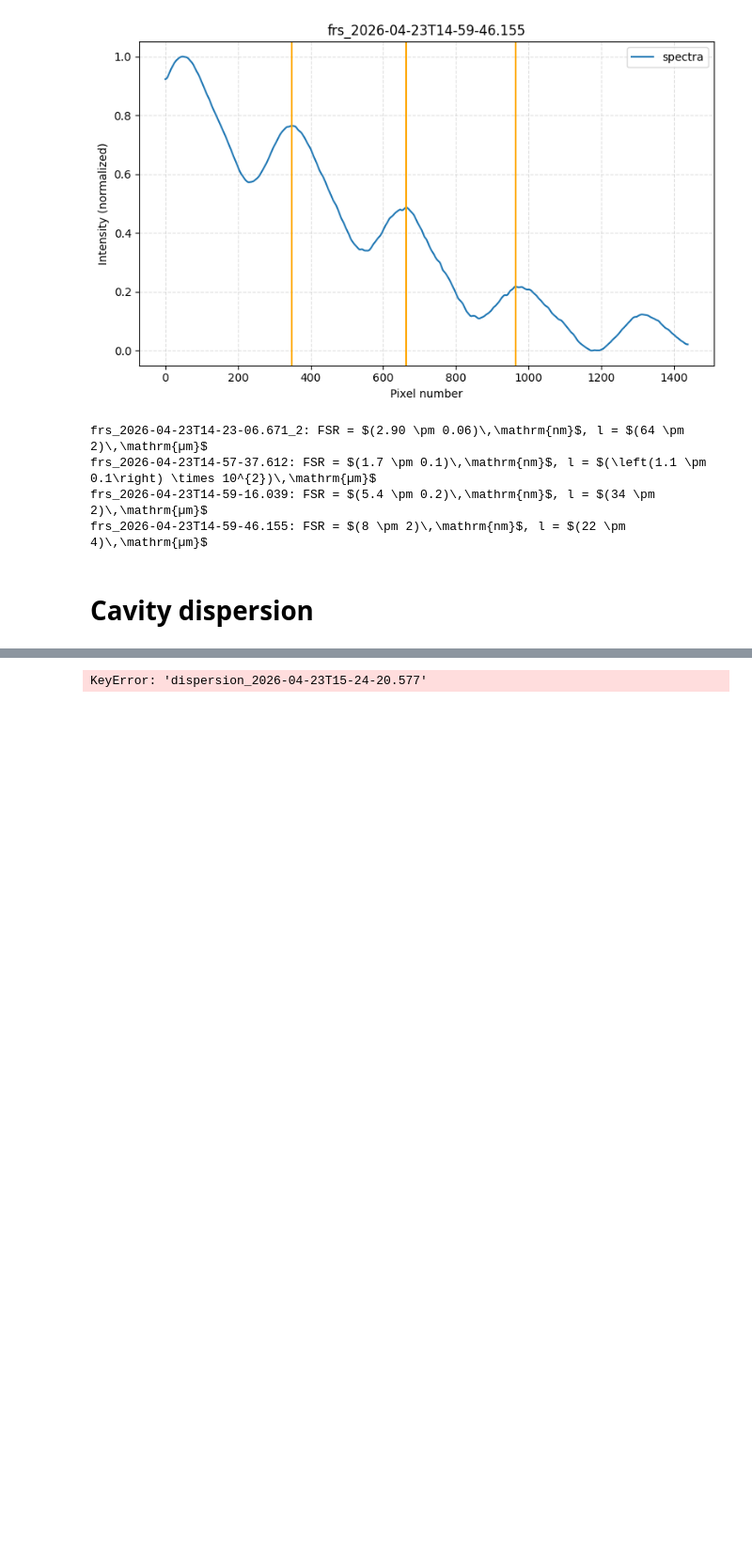
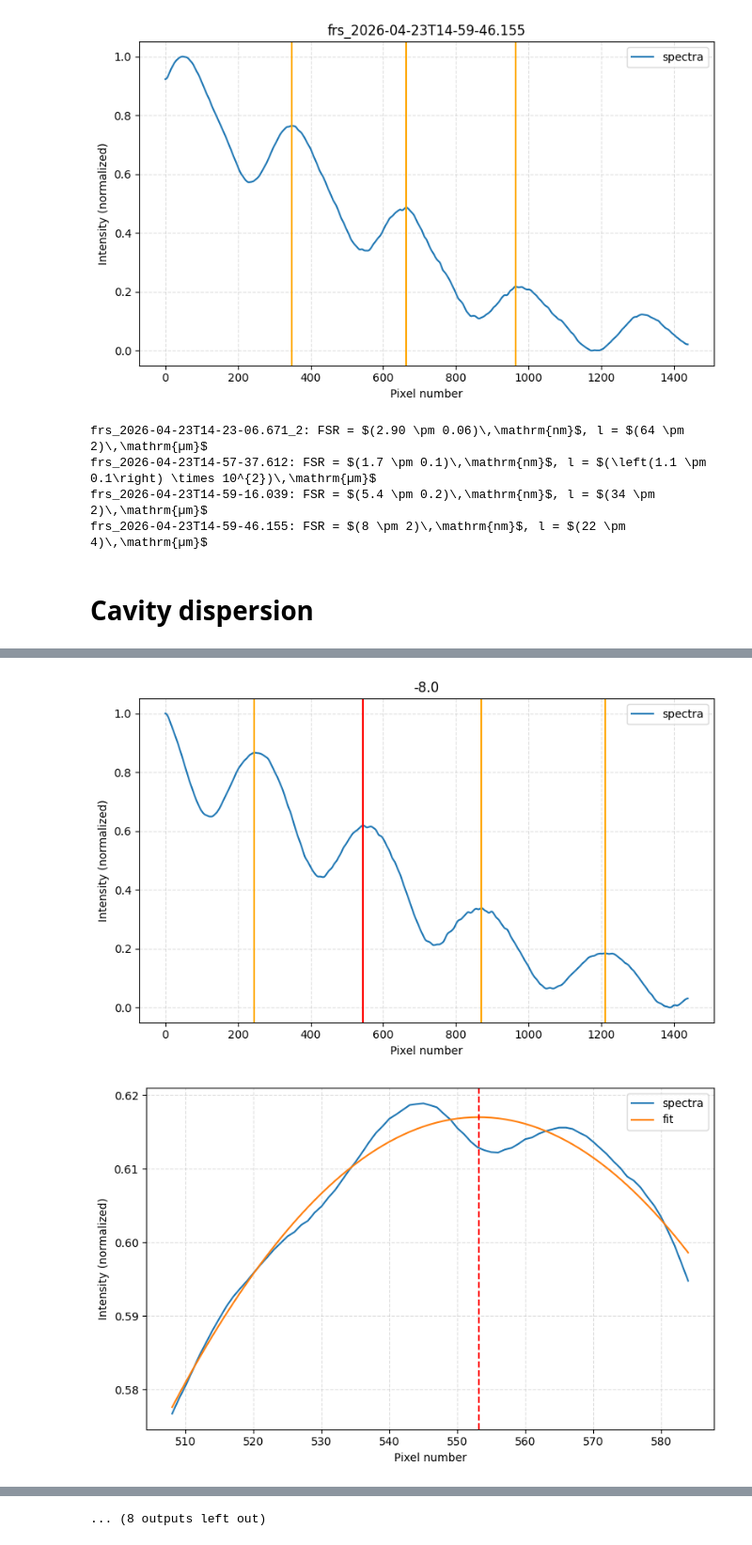
Before and after one commit to Mhfd10/P2_ETHZ_SS26, a Jupyter notebook: Spectroscopy_3/main.ipynb, the cells around one changed output, grey strips where cells are left out. Shown at 94% size. Saved outputs shown, nothing was run; the diff lists cells and outputs as text; code cells hidden in the pictures; blank space fills up the shorter version.

Commit message:
added transmission fixed some dispersion bugs

```diff
--- a/Spectroscopy_3/main.ipynb
+++ b/Spectroscopy_3/main.ipynb
@@ -228,7 +228,6 @@ theta_measured = np.loadtxt(os.path.join(path_disp_Notizen, "theta.txt"), delimi
 filenames = sorted([f for f in os.listdir(path_disp_Bilder)])
 names = [os.path.splitext(f)[0] for f in filenames]
 
-
 # attach theta to dictionary
 for name, theta in zip(names, theta_measured):
     img_dic_disp[name]["theta"] = theta
@@ -241,8 +240,10 @@ first_name = sorted_names[0]
 first_spectrum = img_dic_disp[first_name]["pixel_values"]
 
 # choose trackable peak by looking which is the nearest to the center of the image
-peak_indices, properties = find_peaks(first_spectrum)
-tracked_peak = peak_indices[np.argmin(np.abs(peak_indices - p_central))]
+peak_indices, properties = find_peaks(first_spectrum, prominence=0.03)
+tracked_peak = peak_indices[np.argmin(np.abs(peak_indices - 600))]
+
+#peak_px = polyfit_peak(x, spectra[middle_index_last:middle_index_next])
 
 # track peak through all spectra
 for name in sorted_names:
@@ -252,29 +253,45 @@ for name in sorted_names:
     k_val = img_dic_disp[name]["k_value"]
 
     # find peaks
-    peak_indices, properties = find_peaks(spectra)
+    peak_indices, properties = find_peaks(spectra, prominence=0.01)
 
     # choose peak closest to previous one
     i_peak = np.argmin(np.abs(peak_indices - tracked_peak))
     current_peak = peak_indices[i_peak]
 
+    # plot found peaks
+    plt.figure(figsize=(8, 5))
+    plt.title(theta)
+    plt.style.use('default')
+    plt.plot(np.arange(0, len(spectra)), spectra, label="spectra")
+    for indice in range(len(peak_indices)):
+        plt.axvline(x=peak_indices[indice], color='orange')
+    plt.axvline(x=current_peak, color='red')
+    plt.xlabel("Pixel number")
+    plt.ylabel("Intensity (normalized)")
+    plt.grid(True, linestyle="--", alpha=0.4)
+    plt.legend()
+    plt.tight_layout()
+    plt.savefig(f"fit_{name}.png", dpi=600)
+    plt.show()
+
     # define fit range
     if i_peak < len(peak_indices) - 1:
         next_peak = peak_indices[i_peak + 1]
-        middle_index_next = current_peak + np.abs(current_peak - next_peak) // 2
+        middle_index_next = current_peak + abs(current_peak - next_peak) // 8
     else:
-        middle_index_next = len(spectra) - 1
+        middle_index_next = current_peak + 25
 
     if i_peak == 0:
-        middle_index_last = 0
+        middle_index_last = current_peak - 25
     else:
         last_peak = peak_indices[i_peak - 1]
-        middle_index_last = current_peak - np.abs(current_peak - last_peak) // 2
+        middle_index_last = current_peak - abs(current_peak - last_peak) // 8
 
     x = np.arange(middle_index_last, middle_index_next)
 
     # create uncertainty value
-    peak_px = polyfit_peak(x, spectra[middle_index_last:middle_index_next])
+    peak_px = polyfit_peak(x, spectra[middle_index_last:middle_index_next], True)
 
     # convert to wavelength
     peak_lambda = lambda_cal(b, k0, p_central, B, k_val, peak_px)
@@ -339,0 +357,2 @@ plt.show()
+[figure, added]
+[figure, added]
@@ -340 +368 @@ plt.show()
-KeyError: 'dispersion_2026-04-23T15-24-20.577'
+... (8 outputs left out)
```
Also changed, not shown: parts of 6 cells of this notebook, 1 other file.
